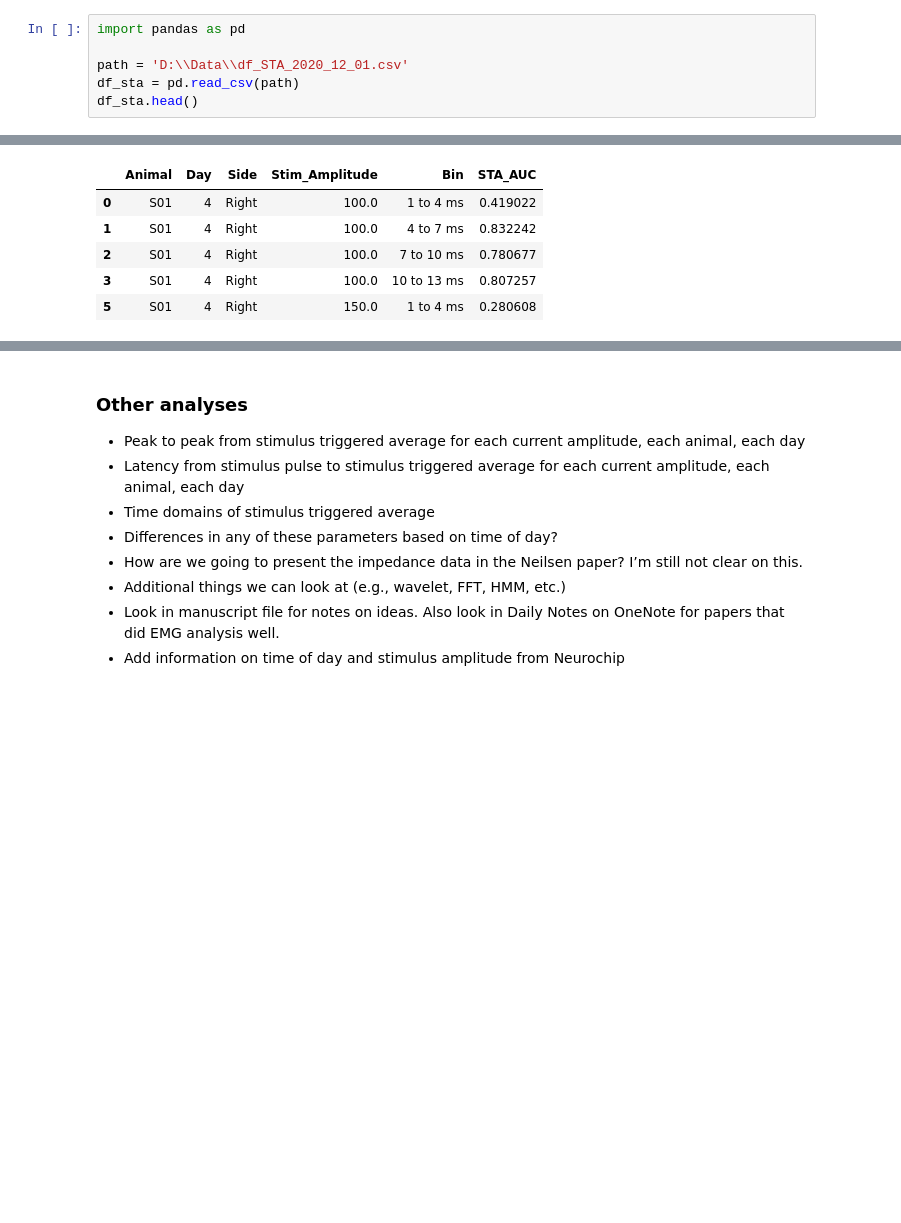
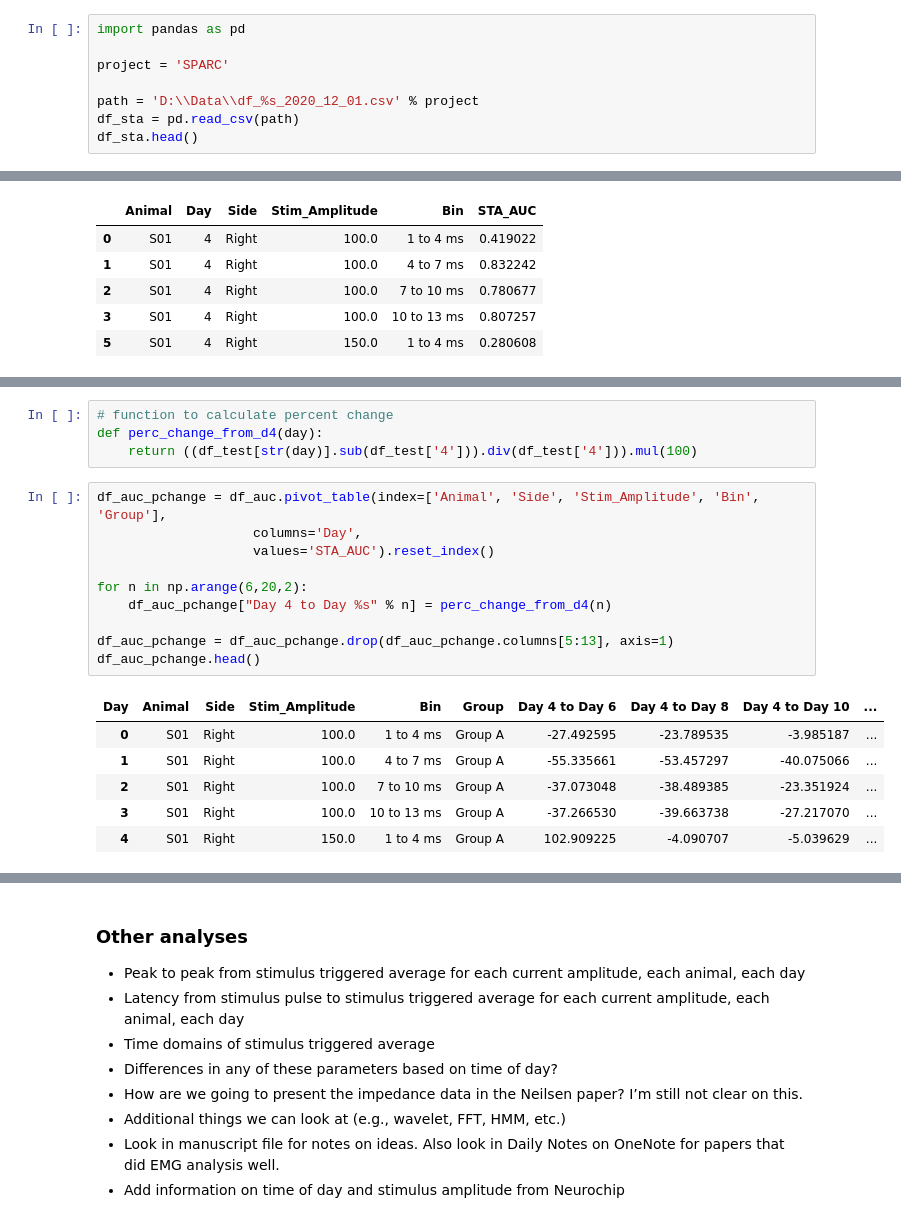
Before and after one commit to IanGMalone/Evoked_Potential_Analysis, a Jupyter notebook: Motor Evoked Potential Analyses.ipynb, the cells around one changed output, grey strips where cells are left out. Drawn from its saved outputs; the diff is of its cells as text; blank space fills up the shorter version.

```diff
--- a/Motor Evoked Potential Analyses.ipynb
+++ b/Motor Evoked Potential Analyses.ipynb
@@ -6,7 +6,9 @@
 # %%
 import pandas as pd
 
-path = 'D:\\Data\\df_STA_2020_12_01.csv'
+project = 'SPARC'
+
+path = 'D:\\Data\\df_%s_2020_12_01.csv' % project
 df_sta = pd.read_csv(path)
 df_sta.head()
 # %% [output]
@@ -210,0 +209,21 @@ sns.heatmap(df_animal_day_pivot, annot=True, fmt='.0f', cmap="coolwarm")
+# %%
+# function to calculate percent change
+def perc_change_from_d4(day):
+    return ((df_test[str(day)].sub(df_test['4'])).div(df_test['4'])).mul(100)
+# %%
+df_auc_pchange = df_auc.pivot_table(index=['Animal', 'Side', 'Stim_Amplitude', 'Bin', 'Group'],
+                    columns='Day',
+                    values='STA_AUC').reset_index()
+
+for n in np.arange(6,20,2):
+    df_auc_pchange["Day 4 to Day %s" % n] = perc_change_from_d4(n)
+
+df_auc_pchange = df_auc_pchange.drop(df_auc_pchange.columns[5:13], axis=1)
+df_auc_pchange.head()
+# %% [output]
+| Day | Animal | Side | Stim_Amplitude | Bin | Group | Day 4 to Day 6 | Day 4 to Day 8 | Day 4 to Day 10 | ... |
+| 0 | S01 | Right | 100.0 | 1 to 4 ms | Group A | -27.492595 | -23.789535 | -3.985187 | ... |
+| 1 | S01 | Right | 100.0 | 4 to 7 ms | Group A | -55.335661 | -53.457297 | -40.075066 | ... |
+| 2 | S01 | Right | 100.0 | 7 to 10 ms | Group A | -37.073048 | -38.489385 | -23.351924 | ... |
+| 3 | S01 | Right | 100.0 | 10 to 13 ms | Group A | -37.266530 | -39.663738 | -27.217070 | ... |
+| 4 | S01 | Right | 150.0 | 1 to 4 ms | Group A | 102.909225 | -4.090707 | -5.039629 | ... |
```
Also changed, not shown: parts of 8 cells of this notebook.
